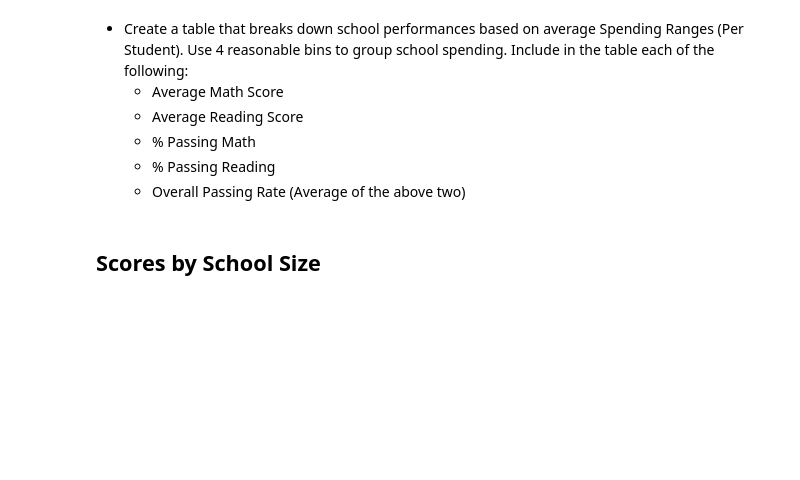
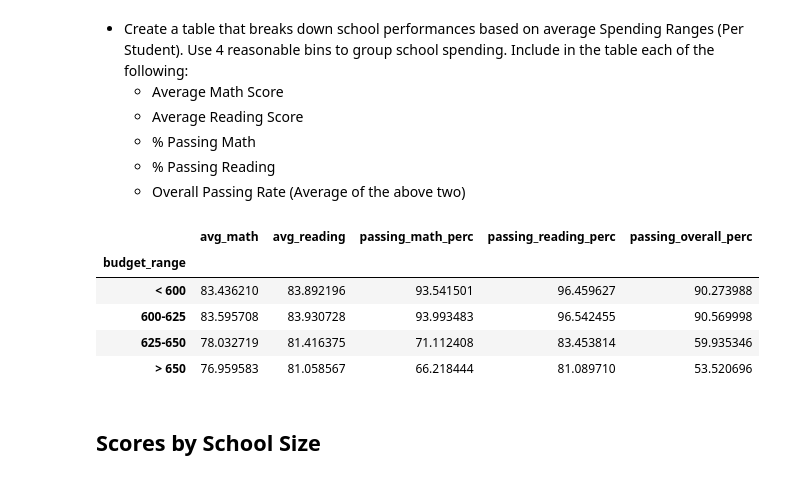
Before and after one commit to tkadamson/Pandas-School-Data, a Jupyter notebook: PyCitySchools.ipynb, the cells around one changed output. Drawn from its saved outputs; the diff is of its cells as text; code cells hidden in the pictures; blank space fills up the shorter version.

```diff
--- a/PyCitySchools.ipynb
+++ b/PyCitySchools.ipynb
@@ -386,22 +456,27 @@ reading_avgs_df
 # %%
 #define bins and bin names
 budget_bins = [0, 600, 625, 650, 700]
 budget_bin_names = ["< 600", "600-625", "625-650", "> 650"]
 
 #new column with bin designation
-sorted_full_summary["budget_range"] = pd.cut(sorted_full_summary["budget_per_student"], budget_bins,
+full_summary_df["budget_range"] = pd.cut(full_summary_df["budget_per_student"], budget_bins,
                                             labels= budget_bin_names, include_lowest= True)
 
-sorted_full_summary
-
-scores_by_spending = sorted_full_summary.groupby("budget_range").mean()
+scores_by_spending = full_summary_df.groupby("budget_range").mean()
 
 #delete unecessary columns
 del scores_by_spending["size"]
 del scores_by_spending["budget"]
 del scores_by_spending["budget_per_student"]
 
 scores_by_spending
+# %% [output]
+|  | avg_math | avg_reading | passing_math_perc | passing_reading_perc | passing_overall_perc |
+| budget_range |  |  |  |  |  |
+| < 600 | 83.436210 | 83.892196 | 93.541501 | 96.459627 | 90.273988 |
+| 600-625 | 83.595708 | 83.930728 | 93.993483 | 96.542455 | 90.569998 |
+| 625-650 | 78.032719 | 81.416375 | 71.112408 | 83.453814 | 59.935346 |
+| > 650 | 76.959583 | 81.058567 | 66.218444 | 81.089710 | 53.520696 |
 # %% [markdown]
 ## Scores by School Size
 # %% [markdown]
```
Also changed, not shown: parts of 6 cells of this notebook.
